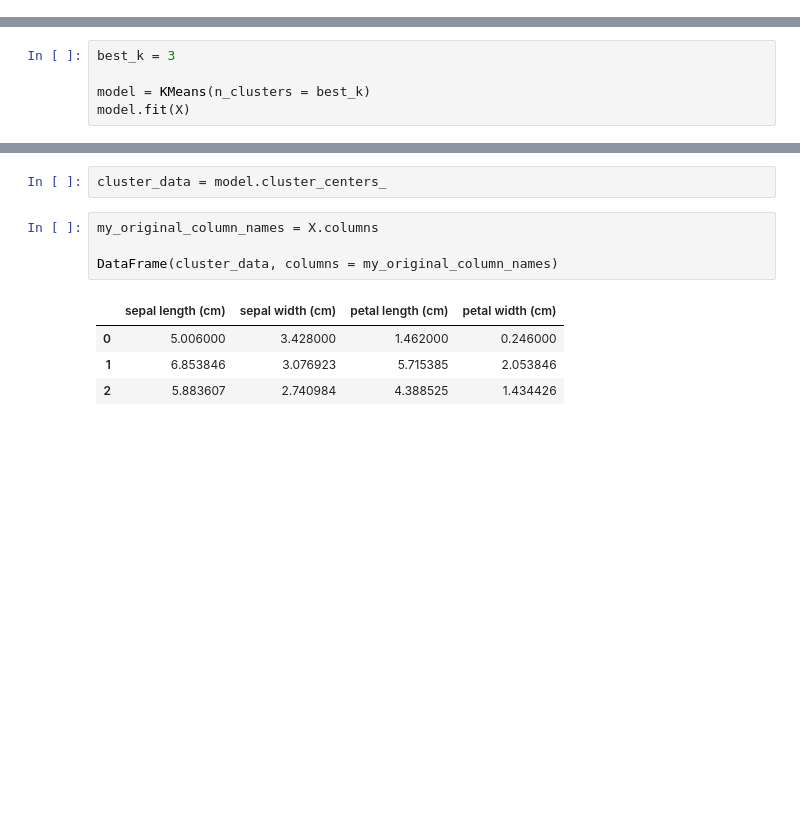
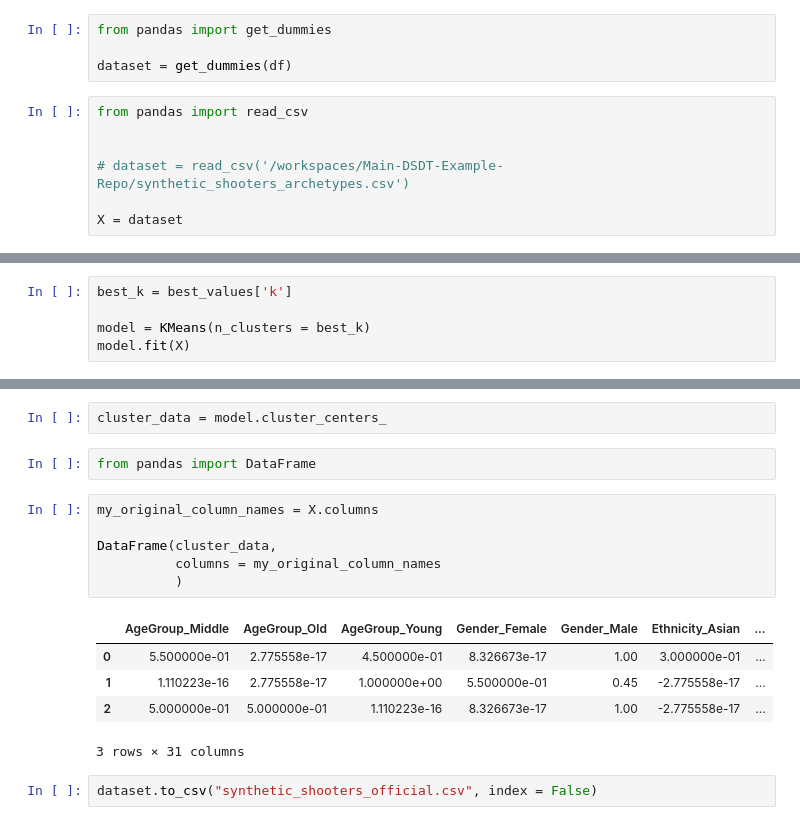
Before and after one commit to turnbullfordsdt/Main-DSDT-Example-Repo, a Jupyter notebook: Machine Learning Fundamentals/clustering.ipynb, the cells around one changed output, grey strips where cells are left out. Drawn from its saved outputs; the diff is of its cells as text; blank space fills up the shorter version.

```diff
--- a/Machine Learning Fundamentals/clustering.ipynb
+++ b/Machine Learning Fundamentals/clustering.ipynb
@@ -5,3 +63,14 @@ from sklearn.datasets import load_iris
+# %%
+from pandas import get_dummies
+
+dataset = get_dummies(df)
+# %%
+from pandas import read_csv
+
+
+# dataset = read_csv('/workspaces/Main-DSDT-Example-Repo/synthetic_shooters_archetypes.csv')
+
+X = dataset
 # %%
 from sklearn.cluster import KMeans
 # %%
@@ -22,7 +91,7 @@ for k in range(2, 10):
         best_values['score'] = my_new_score
         best_values['k'] = k
 # %%
-best_k = 3
+best_k = best_values['k']
 
 model = KMeans(n_clusters = best_k)
 model.fit(X)
@@ -30,12 +99,19 @@ model.fit(X)
 KMeans(n_clusters=3)
 # %%
 cluster_data = model.cluster_centers_
+# %%
+from pandas import DataFrame
 # %%
 my_original_column_names = X.columns
 
-DataFrame(cluster_data, columns = my_original_column_names)
+DataFrame(cluster_data,
+          columns = my_original_column_names
+          )
 # %% [output]
-|  | sepal length (cm) | sepal width (cm) | petal length (cm) | petal width (cm) |
-| 0 | 5.006000 | 3.428000 | 1.462000 | 0.246000 |
-| 1 | 6.853846 | 3.076923 | 5.715385 | 2.053846 |
-| 2 | 5.883607 | 2.740984 | 4.388525 | 1.434426 |
+|  | AgeGroup_Middle | AgeGroup_Old | AgeGroup_Young | Gender_Female | Gender_Male | Ethnicity_Asian | ... |
+| 0 | 5.500000e-01 | 2.775558e-17 | 4.500000e-01 | 8.326673e-17 | 1.00 | 3.000000e-01 | ... |
+| 1 | 1.110223e-16 | 2.775558e-17 | 1.000000e+00 | 5.500000e-01 | 0.45 | -2.775558e-17 | ... |
+| 2 | 5.000000e-01 | 5.000000e-01 | 1.110223e-16 | 8.326673e-17 | 1.00 | -2.775558e-17 | ... |
+3 rows × 31 columns
+# %%
+dataset.to_csv("synthetic_shooters_official.csv", index = False)
```
Also changed, not shown: parts of 2 cells of this notebook, 7 other files.
